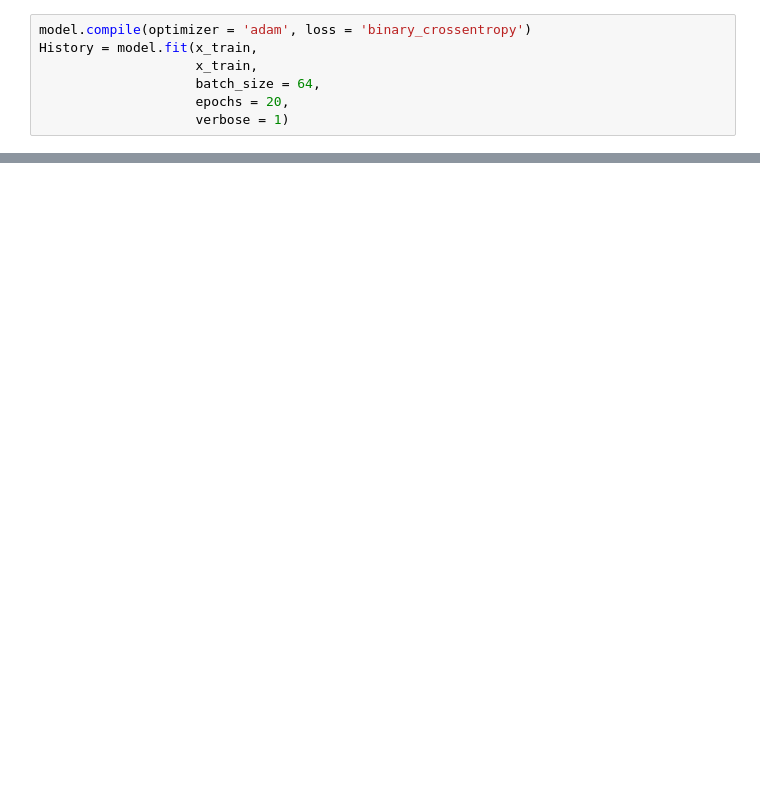
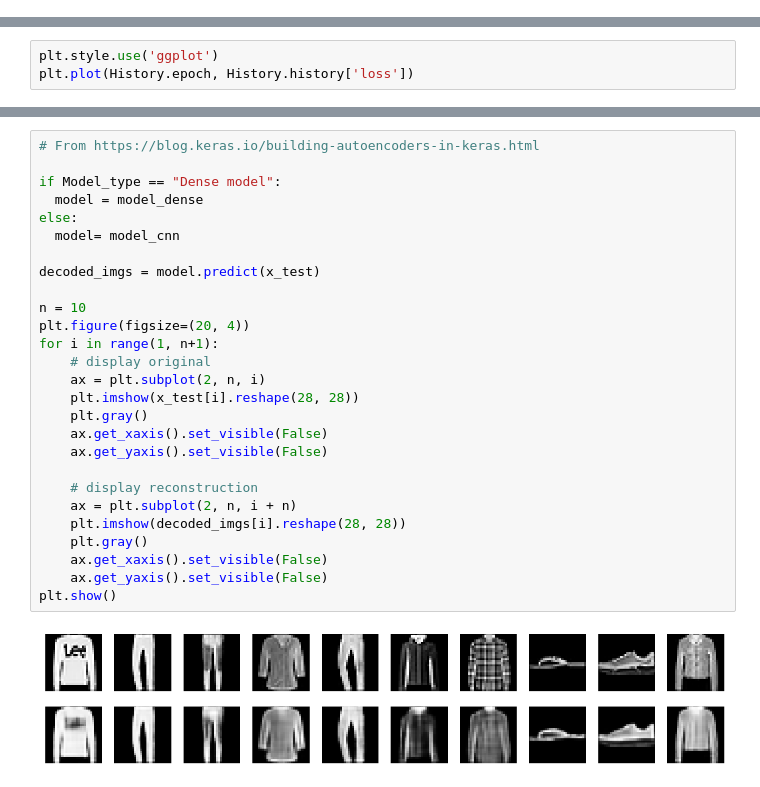
Before and after one commit to SindhuSobhan/DeepLearn, a Jupyter notebook: CNN/Produced/Others/Autoencoder_Keras_[Simplified].ipynb, the cells around one changed output, grey strips where cells are left out. Saved outputs shown, nothing was run; the diff lists cells and outputs as text; blank space fills up the shorter version.

```diff
--- a/CNN/Produced/Others/Autoencoder_Keras_[Simplified].ipynb
+++ b/CNN/Produced/Others/Autoencoder_Keras_[Simplified].ipynb
@@ -66,7 +40,0 @@ _________________________________________________________________
-# %%
-model.compile(optimizer = 'adam', loss = 'binary_crossentropy')
-History = model.fit(x_train,
-                    x_train,
-                    batch_size = 64,
-                    epochs = 20,
-                    verbose = 1)
@@ -119,0 +258,3 @@ plt.show()
+# %%
+plt.style.use('ggplot')
+plt.plot(History.epoch, History.history['loss'])
@@ -119,0 +264,29 @@ plt.show()
+# %%
+# From https://blog.keras.io/building-autoencoders-in-keras.html
+
+if Model_type == "Dense model":
+  model = model_dense
+else:
+  model= model_cnn
+
+decoded_imgs = model.predict(x_test)
+
+n = 10
+plt.figure(figsize=(20, 4))
+for i in range(1, n+1):
+    # display original
+    ax = plt.subplot(2, n, i)
+    plt.imshow(x_test[i].reshape(28, 28))
+    plt.gray()
+    ax.get_xaxis().set_visible(False)
+    ax.get_yaxis().set_visible(False)
+
+    # display reconstruction
+    ax = plt.subplot(2, n, i + n)
+    plt.imshow(decoded_imgs[i].reshape(28, 28))
+    plt.gray()
+    ax.get_xaxis().set_visible(False)
+    ax.get_yaxis().set_visible(False)
+plt.show()
+# %% [output]
+[figure, added]
```
Also changed, not shown: parts of 21 cells of this notebook.
